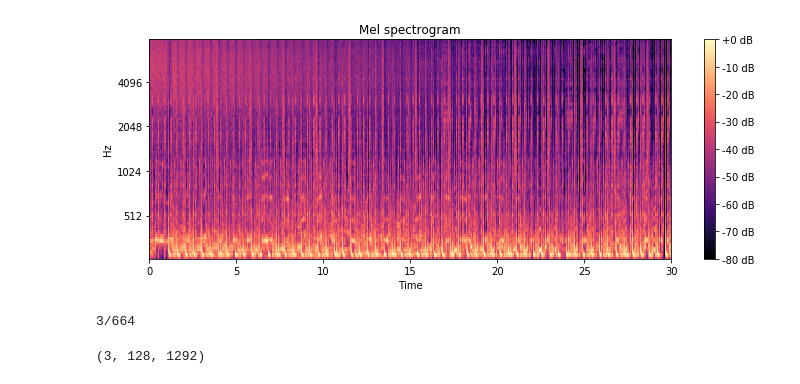
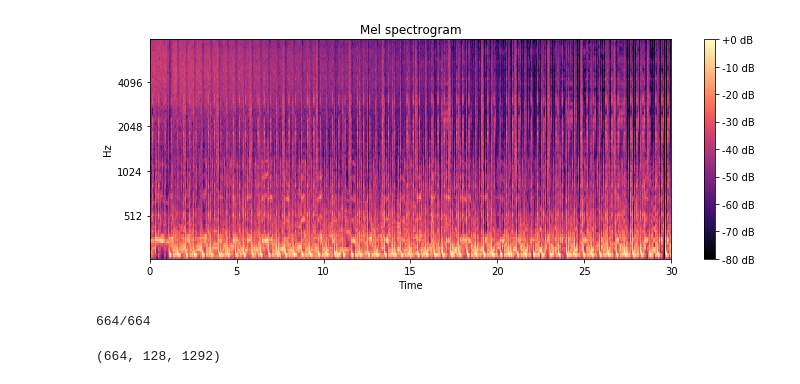
Before and after one commit to Dracyr/genre_classification, a Jupyter notebook: Genre Classification.ipynb, the cells around one changed output. Cells and saved outputs as stored; diff of their text form; code cells hidden in the pictures.

```diff
--- a/Genre Classification.ipynb
+++ b/Genre Classification.ipynb
@@ -6,5 +10,6 @@ import matplotlib.pyplot as plt
 # %%
-dataset_path = "/run/media/dracyr/Musik/Music Datasets/giantsteps-tempo-dataset/"
+# Change to file location
+dataset_path = "/Users/pepe/Documents/Music Datasets/"
 
 audio_files = []
 for file in os.listdir(dataset_path + "audio/"):
@@ -42,29 +45,28 @@ def file_to_spectrogram(path, seconds=30):
 # %%
 import matplotlib.pyplot as plt
 import librosa.display
 
 def plot_spectrogram(spectrogram):
     plt.figure(figsize=(10, 4))
     librosa.display.specshow(librosa.power_to_db(spectrogram, ref=np.max), y_axis='mel', fmax=8000, x_axis='time')
 
     plt.colorbar(format='%+2.0f dB')
     plt.title('Mel spectrogram')
     plt.tight_layout()
     plt.show()
 
-first_file = file_to_spectrogram(files[0])
+first_file = file_to_spectrogram(audio_files[0])
 plot_spectrogram(first_file)
 # %% [output]
-[figure, old version]
+[figure, new version]
 # %%
 from sklearn.externals import joblib
 
-generate_data = True
+generate_data = False
 if generate_data:
     i = 0
-    af = audio_files[:3]
     d = []
-    for file in af:
+    for file in audio_files:
         i = i + 1
         print("\r" + str(i) + "/" + str(len(audio_files)), end='')
         d.append(file_to_spectrogram(file))
@@ -72,10 +74,10 @@ if generate_data:
     # Persist data to disk
     joblib.dump(audio_data, 'audio_data.pkl')
 # %% [output]
-3/664
+664/664
 # %%
-X = joblib.load('audio_data.pkl')
+audio_data = joblib.load('audio_data.pkl')
 
 print(audio_data.shape)
 # %% [output]
-(3, 128, 1292)
+(664, 128, 1292)
```
Also changed, not shown: parts of 7 cells of this notebook.
